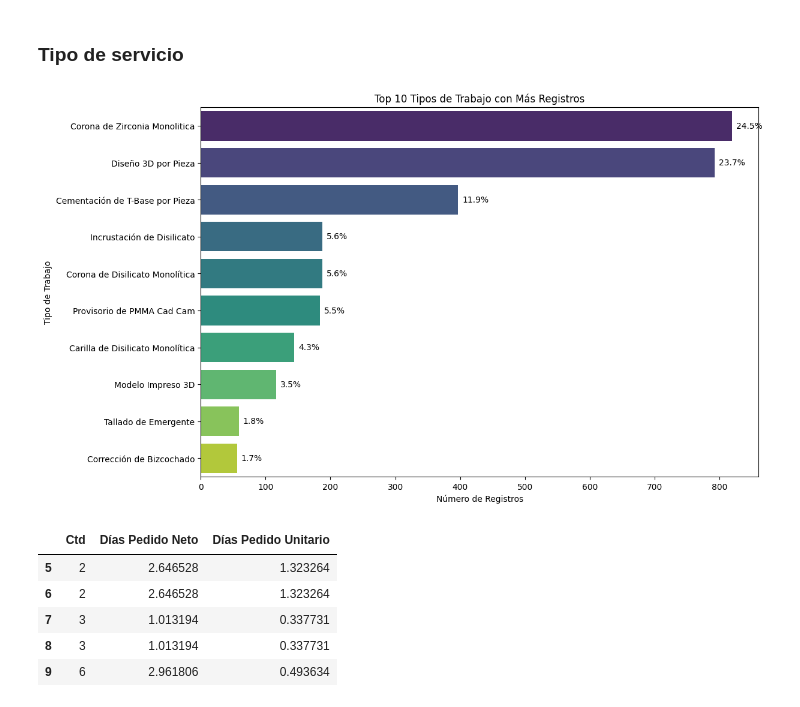
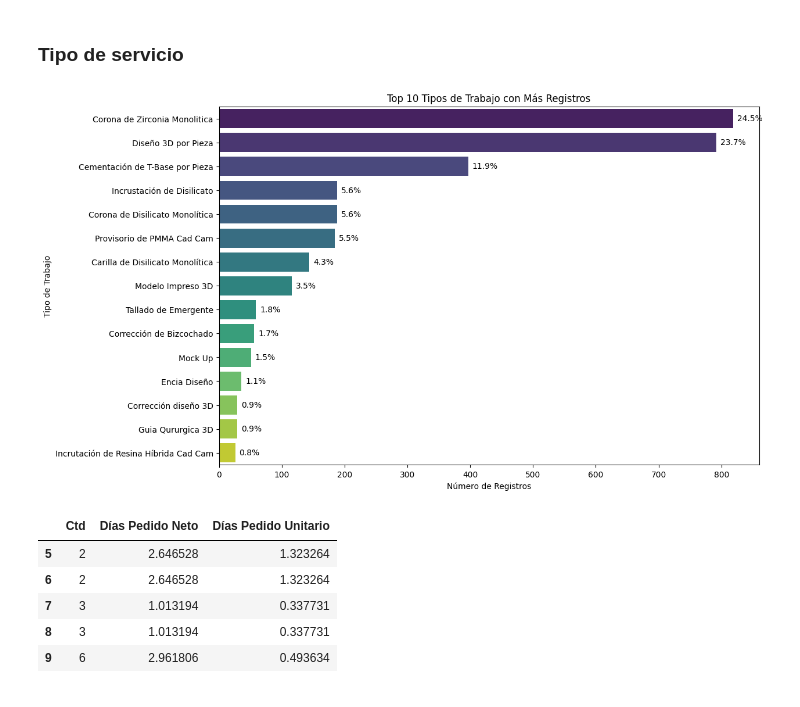
Before and after one commit to AbrilSchafer/Proyecto-Final, a Jupyter notebook: EDA.ipynb, the cells around one changed output. Cells and saved outputs as stored; diff of their text form; code cells hidden in the pictures.

```diff
--- a/EDA.ipynb
+++ b/EDA.ipynb
@@ -910,35 +910,35 @@ Hay diferencias significativas entre las medias de Horas Tarea Neto en los difer
 # top 10 tipo de servicio
 
 # Contar el número de trabajos por tipo de trabajo (usando el ID para asegurar que se cuenten registros únicos)
 conteo_trabajos = df.groupby('Servicio')['Nº'].nunique().reset_index(name='Conteo')
 
 # Obtener los 10 tipos de trabajo con más registros
-top_10_trabajos = conteo_trabajos.sort_values(by='Conteo', ascending=False).head(10)
+top_10_trabajos = conteo_trabajos.sort_values(by='Conteo', ascending=False).head(15)
 
 # Calcular el porcentaje del total de todos los registros (no solo de los top 10)
 total_registros = conteo_trabajos['Conteo'].sum()
 top_10_trabajos['Porcentaje'] = (top_10_trabajos['Conteo'] / total_registros) * 100
 
 # Crear el gráfico de barras
 plt.figure(figsize=(12, 8))
 ax = sns.barplot(x='Conteo', y='Servicio', data=top_10_trabajos, palette='viridis')
 
 # Añadir títulos y etiquetas
 plt.title('Top 10 Tipos de Trabajo con Más Registros')
 plt.xlabel('Número de Registros')
 plt.ylabel('Tipo de Trabajo')
 
 # Añadir porcentaje en cada barra (sobre el total de todos los registros)
 for p in ax.patches:
     width = p.get_width()
     percentage = (width / total_registros) * 100
     ax.annotate(f'{percentage:.1f}%', (width, p.get_y() + p.get_height() / 2),
                 ha='left', va='center', xytext=(5, 0), textcoords='offset points')
 
 # Mostrar el gráfico
 plt.show()
 # %% [output]
-[figure, old version]
+[figure, new version]
 # %%
 # Asegurarse de que las columnas "Días Pedido Neto" y "Ctd" sean numéricas
 df['Días Pedido Neto'] = pd.to_numeric(df['Días Pedido Neto'], errors='coerce')
```
Also changed, not shown: parts of 5 cells of this notebook.
